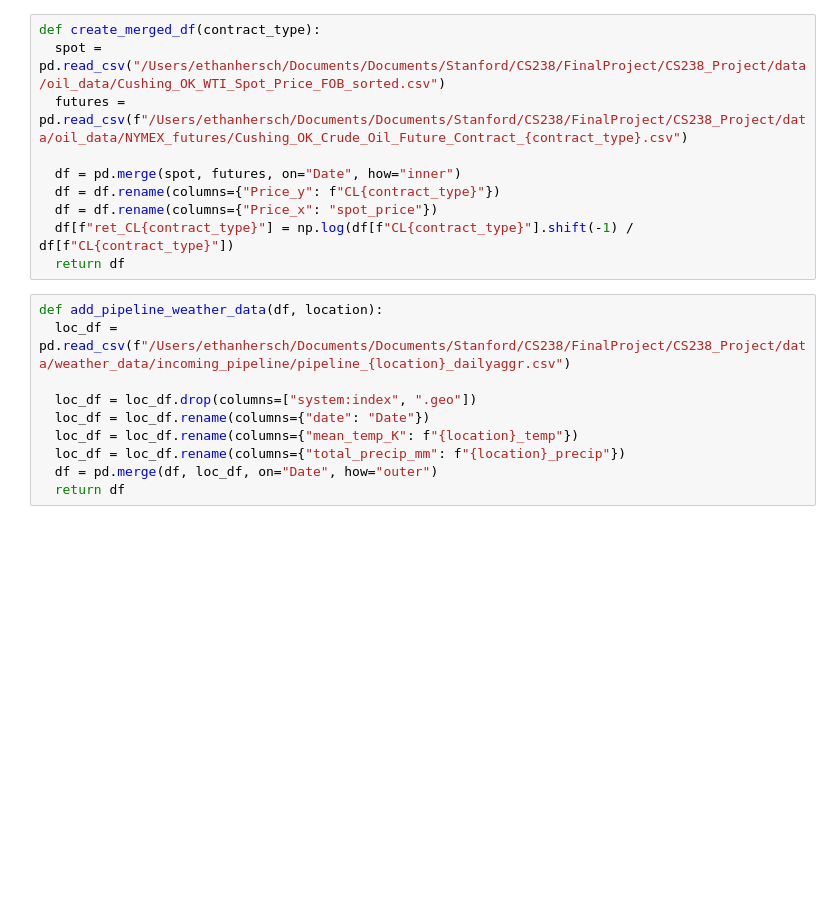
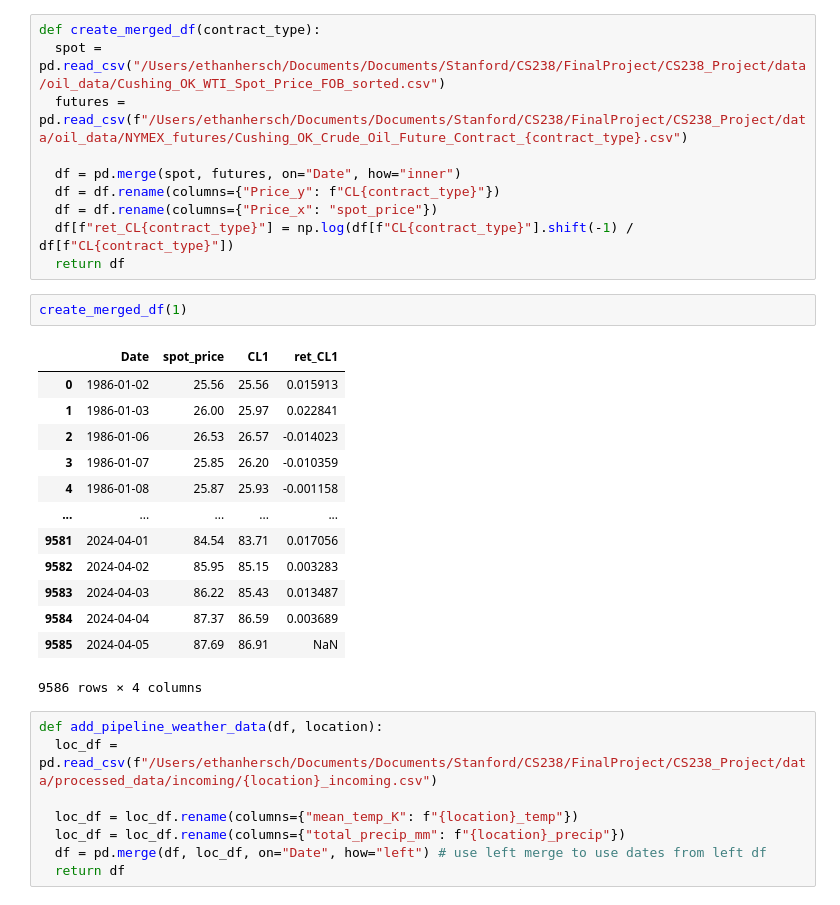
Before and after one commit to ehersch/CS238_Project, a Jupyter notebook: src/q_learning_playground.ipynb, the cells around one changed output. Saved outputs shown, nothing was run; the diff lists cells and outputs as text; blank space fills up the shorter version.

```diff
--- a/src/q_learning_playground.ipynb
+++ b/src/q_learning_playground.ipynb
@@ -18,15 +18,29 @@ def create_merged_df(contract_type):
   df = df.rename(columns={"Price_x": "spot_price"})
   df[f"ret_CL{contract_type}"] = np.log(df[f"CL{contract_type}"].shift(-1) / df[f"CL{contract_type}"])
   return df
+# %%
+create_merged_df(1)
+# %% [output]
+|  | Date | spot_price | CL1 | ret_CL1 |
+| 0 | 1986-01-02 | 25.56 | 25.56 | 0.015913 |
+| 1 | 1986-01-03 | 26.00 | 25.97 | 0.022841 |
+| 2 | 1986-01-06 | 26.53 | 26.57 | -0.014023 |
+| 3 | 1986-01-07 | 25.85 | 26.20 | -0.010359 |
+| 4 | 1986-01-08 | 25.87 | 25.93 | -0.001158 |
+| ... | ... | ... | ... | ... |
+| 9581 | 2024-04-01 | 84.54 | 83.71 | 0.017056 |
+| 9582 | 2024-04-02 | 85.95 | 85.15 | 0.003283 |
+| 9583 | 2024-04-03 | 86.22 | 85.43 | 0.013487 |
+| 9584 | 2024-04-04 | 87.37 | 86.59 | 0.003689 |
+| 9585 | 2024-04-05 | 87.69 | 86.91 | NaN |
+9586 rows × 4 columns
 # %%
 def add_pipeline_weather_data(df, location):
-  loc_df = pd.read_csv(f"/Users/ethanhersch/Documents/Documents/Stanford/CS238/FinalProject/CS238_Project/data/weather_data/incoming_pipeline/pipeline_{location}_dailyaggr.csv")
+  loc_df = pd.read_csv(f"/Users/ethanhersch/Documents/Documents/Stanford/CS238/FinalProject/CS238_Project/data/processed_data/incoming/{location}_incoming.csv")
 
-  loc_df = loc_df.drop(columns=["system:index", ".geo"])
-  loc_df = loc_df.rename(columns={"date": "Date"})
   loc_df = loc_df.rename(columns={"mean_temp_K": f"{location}_temp"})
   loc_df = loc_df.rename(columns={"total_precip_mm": f"{location}_precip"})
-  df = pd.merge(df, loc_df, on="Date", how="outer")
+  df = pd.merge(df, loc_df, on="Date", how="left") # use left merge to use dates from left df
   return df
 # %%
 df = create_merged_df(1)
```
Also changed, not shown: parts of 6 cells of this notebook, 1 other file.
